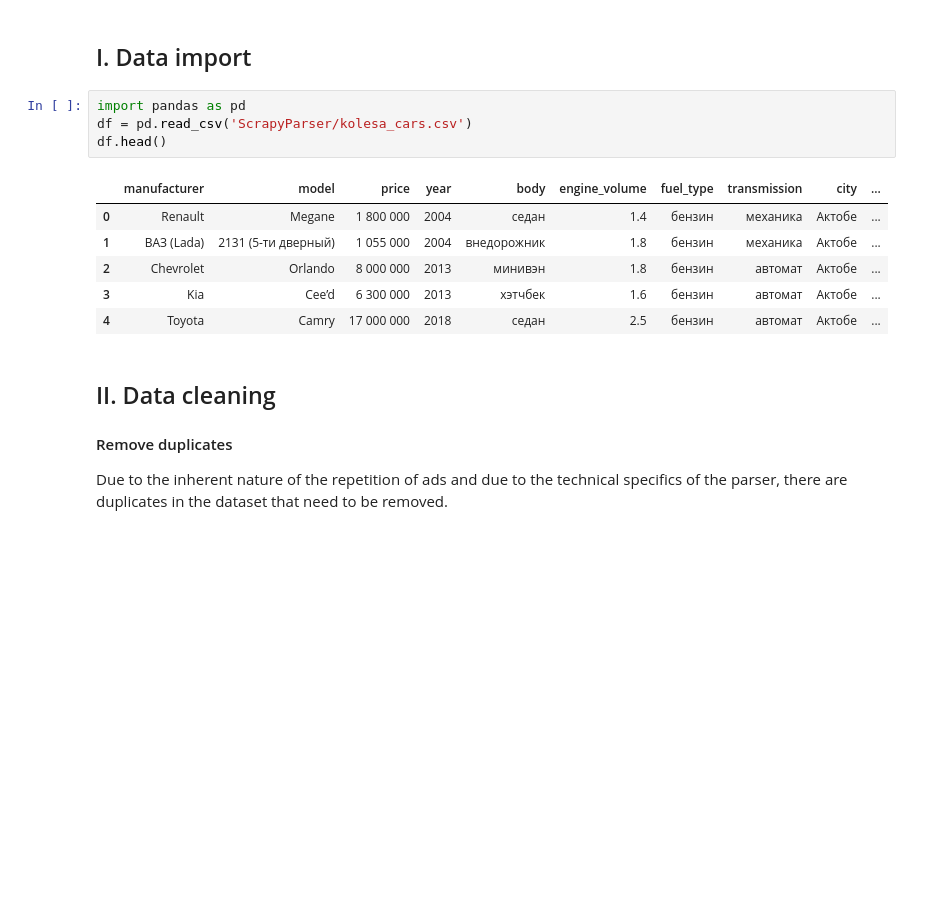
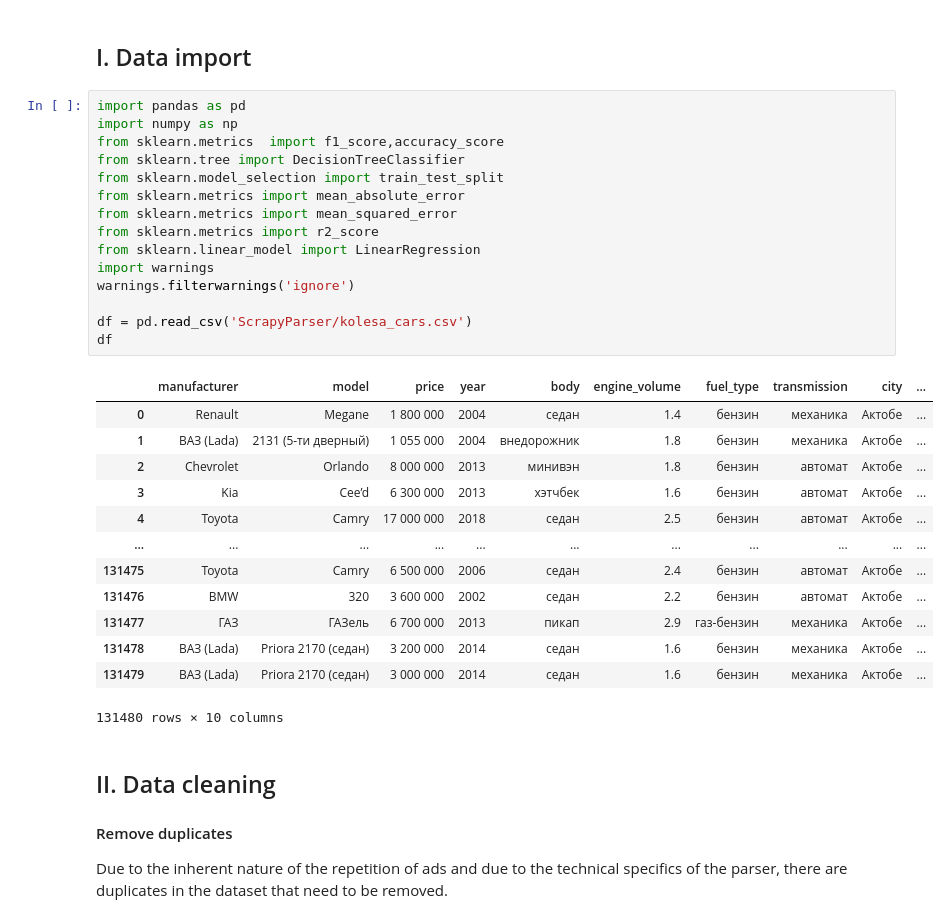
Before and after one commit to khandosaly/KolesaPrediction, a Jupyter notebook: notebook.ipynb, the cells around one changed output. Drawn from its saved outputs; the diff is of its cells as text; blank space fills up the shorter version.

```diff
--- a/notebook.ipynb
+++ b/notebook.ipynb
@@ -2,17 +2,35 @@
 # Cars price prediction
 # %% [markdown]
 ## I. Data import
-# %%
-import pandas as pd
-df = pd.read_csv('ScrapyParser/kolesa_cars.csv')
-df.head()
-# %% [output]
-|  | manufacturer | model | price | year | body | engine_volume | fuel_type | transmission | city | ... |
-| 0 | Renault | Megane | 1 800 000 | 2004 | седан | 1.4 | бензин | механика | Актобе | ... |
-| 1 | ВАЗ (Lada) | 2131 (5-ти дверный) | 1 055 000 | 2004 | внедорожник | 1.8 | бензин | механика | Актобе | ... |
-| 2 | Chevrolet | Orlando | 8 000 000 | 2013 | минивэн | 1.8 | бензин | автомат | Актобе | ... |
-| 3 | Kia | Cee’d | 6 300 000 | 2013 | хэтчбек | 1.6 | бензин | автомат | Актобе | ... |
-| 4 | Toyota | Camry | 17 000 000 | 2018 | седан | 2.5 | бензин | автомат | Актобе | ... |
+# %%
+import pandas as pd
+import numpy as np
+from sklearn.metrics  import f1_score,accuracy_score
+from sklearn.tree import DecisionTreeClassifier
+from sklearn.model_selection import train_test_split
+from sklearn.metrics import mean_absolute_error
+from sklearn.metrics import mean_squared_error
+from sklearn.metrics import r2_score
+from sklearn.linear_model import LinearRegression
+import warnings
+warnings.filterwarnings('ignore')
+
+df = pd.read_csv('ScrapyParser/kolesa_cars.csv')
+df
+# %% [output]
+|  | manufacturer | model | price | year | body | engine_volume | fuel_type | transmission | city | ... |
+| 0 | Renault | Megane | 1 800 000 | 2004 | седан | 1.4 | бензин | механика | Актобе | ... |
+| 1 | ВАЗ (Lada) | 2131 (5-ти дверный) | 1 055 000 | 2004 | внедорожник | 1.8 | бензин | механика | Актобе | ... |
+| 2 | Chevrolet | Orlando | 8 000 000 | 2013 | минивэн | 1.8 | бензин | автомат | Актобе | ... |
+| 3 | Kia | Cee’d | 6 300 000 | 2013 | хэтчбек | 1.6 | бензин | автомат | Актобе | ... |
+| 4 | Toyota | Camry | 17 000 000 | 2018 | седан | 2.5 | бензин | автомат | Актобе | ... |
+| ... | ... | ... | ... | ... | ... | ... | ... | ... | ... | ... |
+| 131475 | Toyota | Camry | 6 500 000 | 2006 | седан | 2.4 | бензин | автомат | Актобе | ... |
+| 131476 | BMW | 320 | 3 600 000 | 2002 | седан | 2.2 | бензин | автомат | Актобе | ... |
+| 131477 | ГАЗ | ГАЗель | 6 700 000 | 2013 | пикап | 2.9 | газ-бензин | механика | Актобе | ... |
+| 131478 | ВАЗ (Lada) | Priora 2170 (седан) | 3 200 000 | 2014 | седан | 1.6 | бензин | механика | Актобе | ... |
+| 131479 | ВАЗ (Lada) | Priora 2170 (седан) | 3 000 000 | 2014 | седан | 1.6 | бензин | механика | Актобе | ... |
+131480 rows × 10 columns
 # %% [markdown]
 ## II. Data cleaning
 
```
Also changed, not shown: parts of 22 cells of this notebook.
